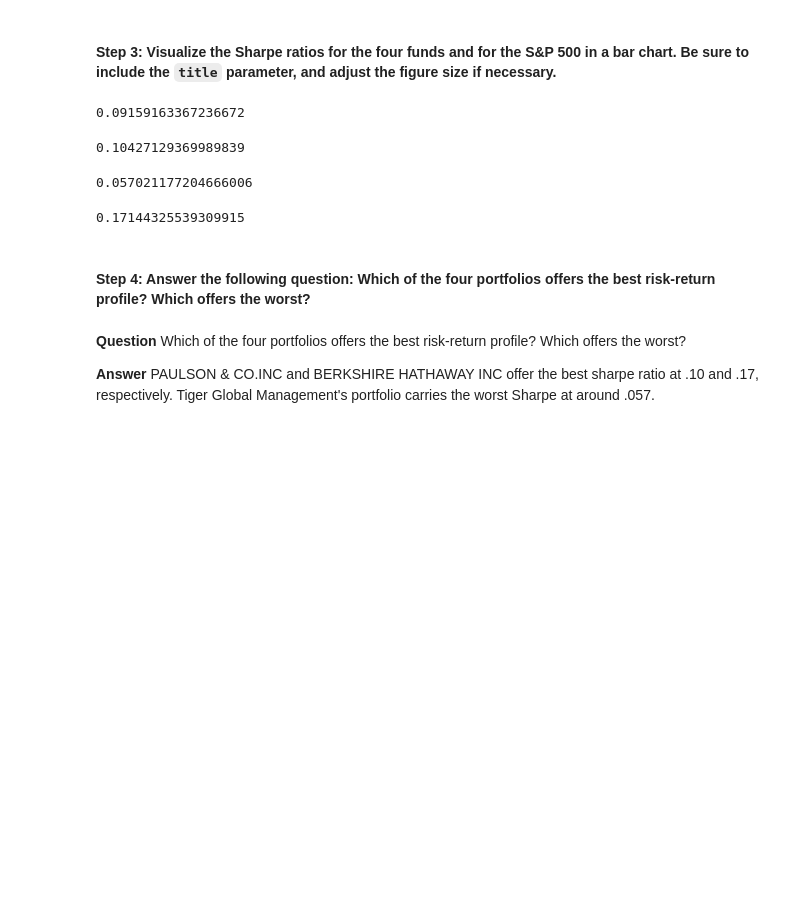
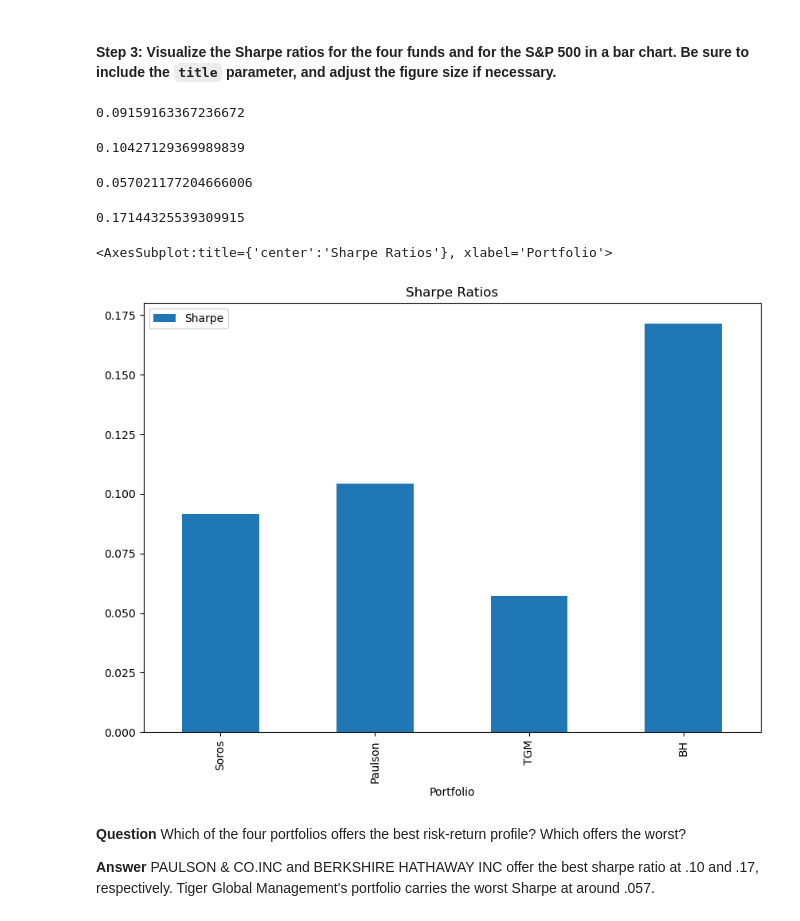
Before and after one commit to wcolwellcol/Module_4, a Jupyter notebook: risk_return_analysis.ipynb, the cells around one changed output. Drawn from its saved outputs; the diff is of its cells as text; code cells hidden in the pictures; blank space fills up the shorter version.

Commit message:
Fixing bar chart and cleaning up notebook aesthetically

```diff
--- a/risk_return_analysis.ipynb
+++ b/risk_return_analysis.ipynb
@@ -369,3 +377,12 @@ sor_sh = stock_daily['SOROS FUND MANAGEMENT LLC'].cov(stock_daily['S&P 500']) /
 paul_sh = stock_daily['PAULSON & CO.INC.'].cov(stock_daily['S&P 500']) / stock_daily['S&P 500'].var()
 tgm_sh = stock_daily['TIGER GLOBAL MANAGEMENT LLC'].cov(stock_daily['S&P 500']) / stock_daily['S&P 500'].var()
 bh_sh = stock_daily['BERKSHIRE HATHAWAY INC'].cov(stock_daily['S&P 500']) / stock_daily['S&P 500'].var()
+
+#I don't know how to sort individual variables so instead I make a dataframe out of the Sharpe ratios to enable sorting
+#very inefficient but gets the job done... NOTE TO GRADER: WOULD APPRECIATE KNOWING HOW TO DO THIS EFFICIENTLY
+sharpie_df = pd.DataFrame(
+            {"Portfolio":['Soros', 'Paulson', 'TGM', 'BH'],
+            "Sharpe": [sor_sh, paul_sh, tgm_sh, bh_sh]})
+#setting index because bar chart labels according to the index and I wanted each bar named descriptively in step below
+sharpie_df = sharpie_df.set_index("Portfolio")
+sharpie_df.sort_values(by='Sharpe')
@@ -374,19 +398,23 @@ bh_sh = stock_daily['BERKSHIRE HATHAWAY INC'].cov(stock_daily['S&P 500']) / stoc
 # %%
 # Visualize the Sharpe ratios as a bar chart
 # Include a title parameter and adjust the figure size
 # YOUR CODE HERE
 
+#Check to make sure sharpes are correctly associated with the portfolios
 display(sor_sh)
 display(paul_sh)
 display(tgm_sh)
 display(bh_sh)
+
+#plot sharpe ratios
+sharpie_df.plot(kind = 'bar', title = 'Sharpe Ratios', figsize = (10,7), legend = True)
 # %% [output]
 0.09159163367236672
 0.10427129369989839
 0.057021177204666006
 0.17144325539309915
+<AxesSubplot:title={'center':'Sharpe Ratios'}, xlabel='Portfolio'>
+[figure, added]
-# %% [markdown]
-#### Step 4: Answer the following question: Which of the four portfolios offers the best risk-return profile? Which offers the worst?
 # %% [markdown]
 **Question** Which of the four portfolios offers the best risk-return profile? Which offers the worst?
 
```
Also changed, not shown: parts of 25 cells of this notebook.
